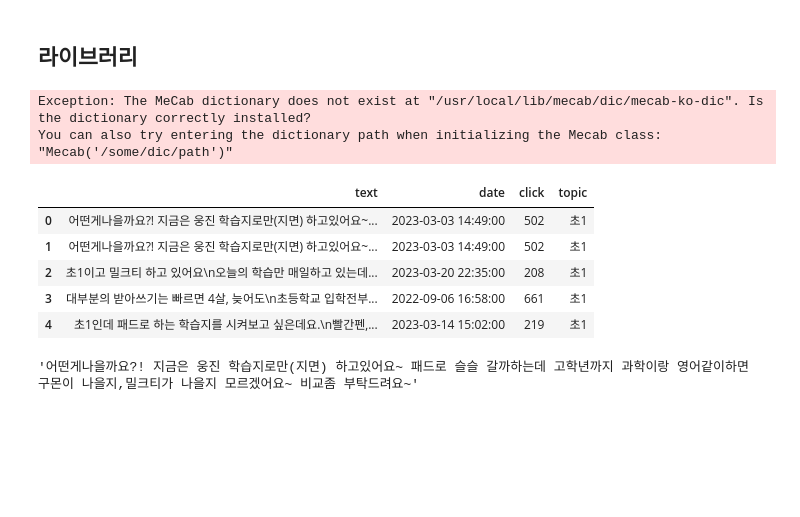
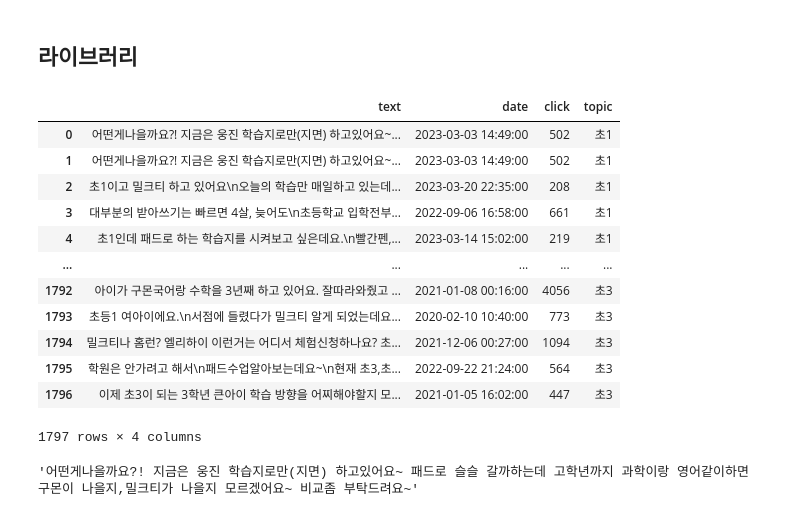
Before and after one commit to yewon4540/project_chunjae, a Jupyter notebook: Preprocessing.ipynb, the cells around one changed output. Cells and saved outputs as stored; diff of their text form; code cells hidden in the pictures; blank space fills up the shorter version.

```diff
--- a/Preprocessing.ipynb
+++ b/Preprocessing.ipynb
@@ -23,8 +24,3 @@ Kkma = Kkma()
 Hannanum = Hannanum()
 Okt = Okt() # 구 Twitter
 komoran = Komoran(DEFAULT_MODEL['FULL']) # FULL or LIGHT
-# %%
-Mecab = Mecab()
-# %% [output]
-Exception: The MeCab dictionary does not exist at "/usr/local/lib/mecab/dic/mecab-ko-dic". Is the dictionary correctly installed?
-You can also try entering the dictionary path when initializing the Mecab class: "Mecab('/some/dic/path')"
@@ -31,13 +29,20 @@ You can also try entering the dictionary path when initializing the Mecab class:
 # %%
 df =pd.read_parquet('./data/crwaling_data4.parquet')
-df.head()
+df
 # %% [output]
 |  | text | date | click | topic |
 | 0 | 어떤게나을까요?! 지금은 웅진 학습지로만(지면) 하고있어요~... | 2023-03-03 14:49:00 | 502 | 초1 |
 | 1 | 어떤게나을까요?! 지금은 웅진 학습지로만(지면) 하고있어요~... | 2023-03-03 14:49:00 | 502 | 초1 |
 | 2 | 초1이고 밀크티 하고 있어요\n오늘의 학습만 매일하고 있는데... | 2023-03-20 22:35:00 | 208 | 초1 |
 | 3 | 대부분의 받아쓰기는 빠르면 4살, 늦어도\n초등학교 입학전부... | 2022-09-06 16:58:00 | 661 | 초1 |
 | 4 | 초1인데 패드로 하는 학습지를 시켜보고 싶은데요.\n빨간펜,... | 2023-03-14 15:02:00 | 219 | 초1 |
+| ... | ... | ... | ... | ... |
+| 1792 | 아이가 구몬국어랑 수학을 3년째 하고 있어요. 잘따라와줬고 ... | 2021-01-08 00:16:00 | 4056 | 초3 |
+| 1793 | 초등1 여아이에요.\n서점에 들렸다가 밀크티 알게 되었는데요... | 2020-02-10 10:40:00 | 773 | 초3 |
+| 1794 | 밀크티나 홈런? 엘리하이 이런거는 어디서 체험신청하나요? 초... | 2021-12-06 00:27:00 | 1094 | 초3 |
+| 1795 | 학원은 안가려고 해서\n패드수업알아보는데요~\n현재 초3,초... | 2022-09-22 21:24:00 | 564 | 초3 |
+| 1796 | 이제 초3이 되는 3학년 큰아이 학습 방향을 어찌해야할지 모... | 2021-01-05 16:02:00 | 447 | 초3 |
+1797 rows × 4 columns
 # %%
 df.text[0]
 # %% [output]
```
Also changed, not shown: parts of 27 cells of this notebook, 9 other files.
